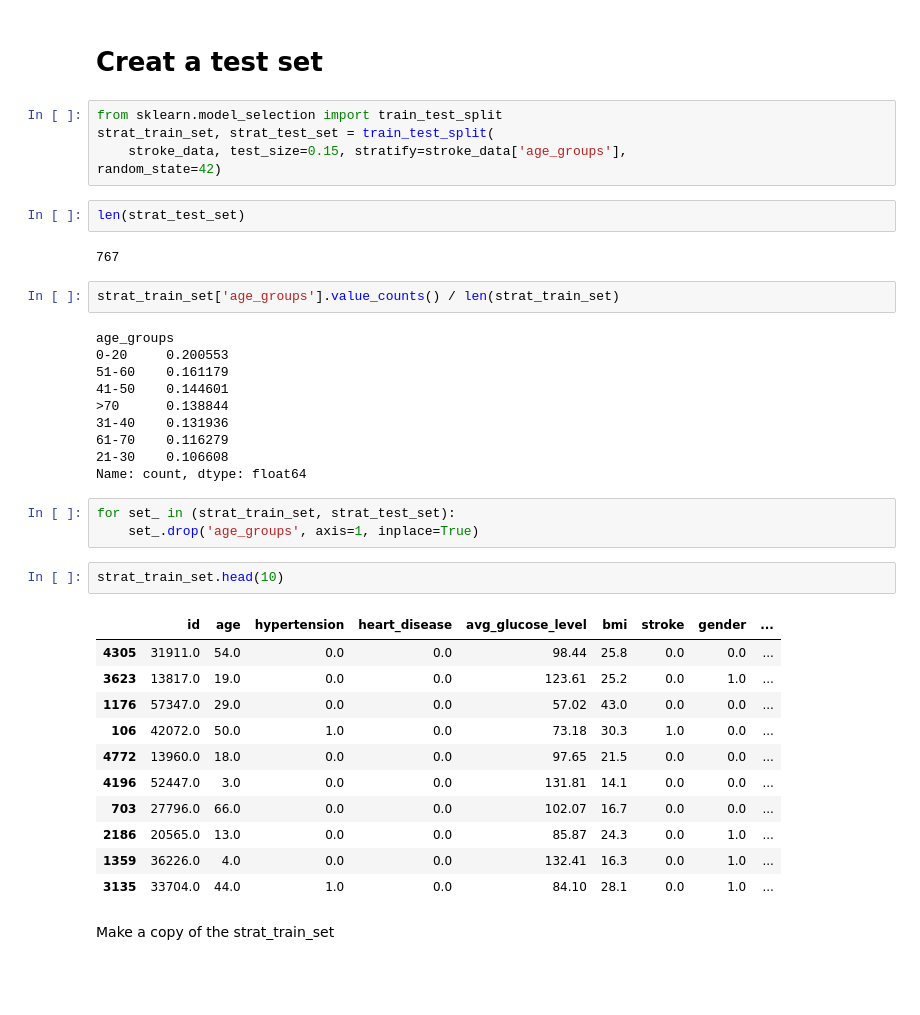
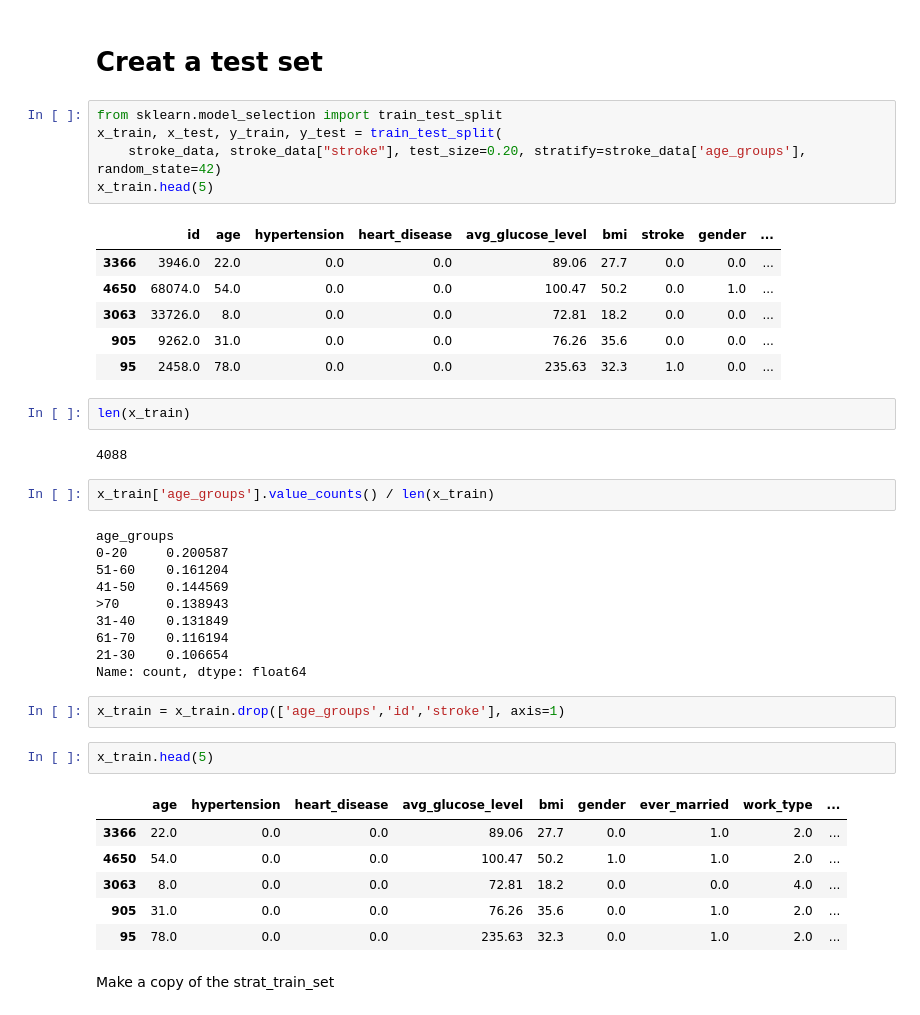
Before and after one commit to lenguyenthuyvan/M682finalproject, a Jupyter notebook: finalproject.ipynb, the cells around one changed output. Saved outputs shown, nothing was run; the diff lists cells and outputs as text; blank space fills up the shorter version.

```diff
--- a/finalproject.ipynb
+++ b/finalproject.ipynb
@@ -292,41 +292,43 @@ This shows that there is no signigicantly big gaps between the numbers of instan
 # Creat a test set
 # %%
 from sklearn.model_selection import train_test_split
-strat_train_set, strat_test_set = train_test_split(
-    stroke_data, test_size=0.15, stratify=stroke_data['age_groups'],
+x_train, x_test, y_train, y_test = train_test_split(
+    stroke_data, stroke_data["stroke"], test_size=0.20, stratify=stroke_data['age_groups'],
 random_state=42)
+x_train.head(5)
+# %% [output]
+|  | id | age | hypertension | heart_disease | avg_glucose_level | bmi | stroke | gender | ... |
+| 3366 | 3946.0 | 22.0 | 0.0 | 0.0 | 89.06 | 27.7 | 0.0 | 0.0 | ... |
+| 4650 | 68074.0 | 54.0 | 0.0 | 0.0 | 100.47 | 50.2 | 0.0 | 1.0 | ... |
+| 3063 | 33726.0 | 8.0 | 0.0 | 0.0 | 72.81 | 18.2 | 0.0 | 0.0 | ... |
+| 905 | 9262.0 | 31.0 | 0.0 | 0.0 | 76.26 | 35.6 | 0.0 | 0.0 | ... |
+| 95 | 2458.0 | 78.0 | 0.0 | 0.0 | 235.63 | 32.3 | 1.0 | 0.0 | ... |
 # %%
-len(strat_test_set)
+len(x_train)
 # %% [output]
-767
+4088
 # %%
-strat_train_set['age_groups'].value_counts() / len(strat_train_set)
+x_train['age_groups'].value_counts() / len(x_train)
 # %% [output]
 age_groups
-0-20     0.200553
-51-60    0.161179
-41-50    0.144601
->70      0.138844
-31-40    0.131936
-61-70    0.116279
-21-30    0.106608
+0-20     0.200587
+51-60    0.161204
+41-50    0.144569
+>70      0.138943
+31-40    0.131849
+61-70    0.116194
+21-30    0.106654
 Name: count, dtype: float64
 # %%
-for set_ in (strat_train_set, strat_test_set):
-    set_.drop('age_groups', axis=1, inplace=True)
+x_train = x_train.drop(['age_groups','id','stroke'], axis=1)
 # %%
-strat_train_set.head(10)
+x_train.head(5)
 # %% [output]
-|  | id | age | hypertension | heart_disease | avg_glucose_level | bmi | stroke | gender | ... |
-| 4305 | 31911.0 | 54.0 | 0.0 | 0.0 | 98.44 | 25.8 | 0.0 | 0.0 | ... |
-| 3623 | 13817.0 | 19.0 | 0.0 | 0.0 | 123.61 | 25.2 | 0.0 | 1.0 | ... |
-| 1176 | 57347.0 | 29.0 | 0.0 | 0.0 | 57.02 | 43.0 | 0.0 | 0.0 | ... |
-| 106 | 42072.0 | 50.0 | 1.0 | 0.0 | 73.18 | 30.3 | 1.0 | 0.0 | ... |
-| 4772 | 13960.0 | 18.0 | 0.0 | 0.0 | 97.65 | 21.5 | 0.0 | 0.0 | ... |
-| 4196 | 52447.0 | 3.0 | 0.0 | 0.0 | 131.81 | 14.1 | 0.0 | 0.0 | ... |
-| 703 | 27796.0 | 66.0 | 0.0 | 0.0 | 102.07 | 16.7 | 0.0 | 0.0 | ... |
-| 2186 | 20565.0 | 13.0 | 0.0 | 0.0 | 85.87 | 24.3 | 0.0 | 1.0 | ... |
-| 1359 | 36226.0 | 4.0 | 0.0 | 0.0 | 132.41 | 16.3 | 0.0 | 1.0 | ... |
-| 3135 | 33704.0 | 44.0 | 1.0 | 0.0 | 84.10 | 28.1 | 0.0 | 1.0 | ... |
+|  | age | hypertension | heart_disease | avg_glucose_level | bmi | gender | ever_married | work_type | ... |
+| 3366 | 22.0 | 0.0 | 0.0 | 89.06 | 27.7 | 0.0 | 1.0 | 2.0 | ... |
+| 4650 | 54.0 | 0.0 | 0.0 | 100.47 | 50.2 | 1.0 | 1.0 | 2.0 | ... |
+| 3063 | 8.0 | 0.0 | 0.0 | 72.81 | 18.2 | 0.0 | 0.0 | 4.0 | ... |
+| 905 | 31.0 | 0.0 | 0.0 | 76.26 | 35.6 | 0.0 | 1.0 | 2.0 | ... |
+| 95 | 78.0 | 0.0 | 0.0 | 235.63 | 32.3 | 0.0 | 1.0 | 2.0 | ... |
 # %% [markdown]
 Make a copy of the strat_train_set
```
Also changed, not shown: parts of 18 cells of this notebook.
